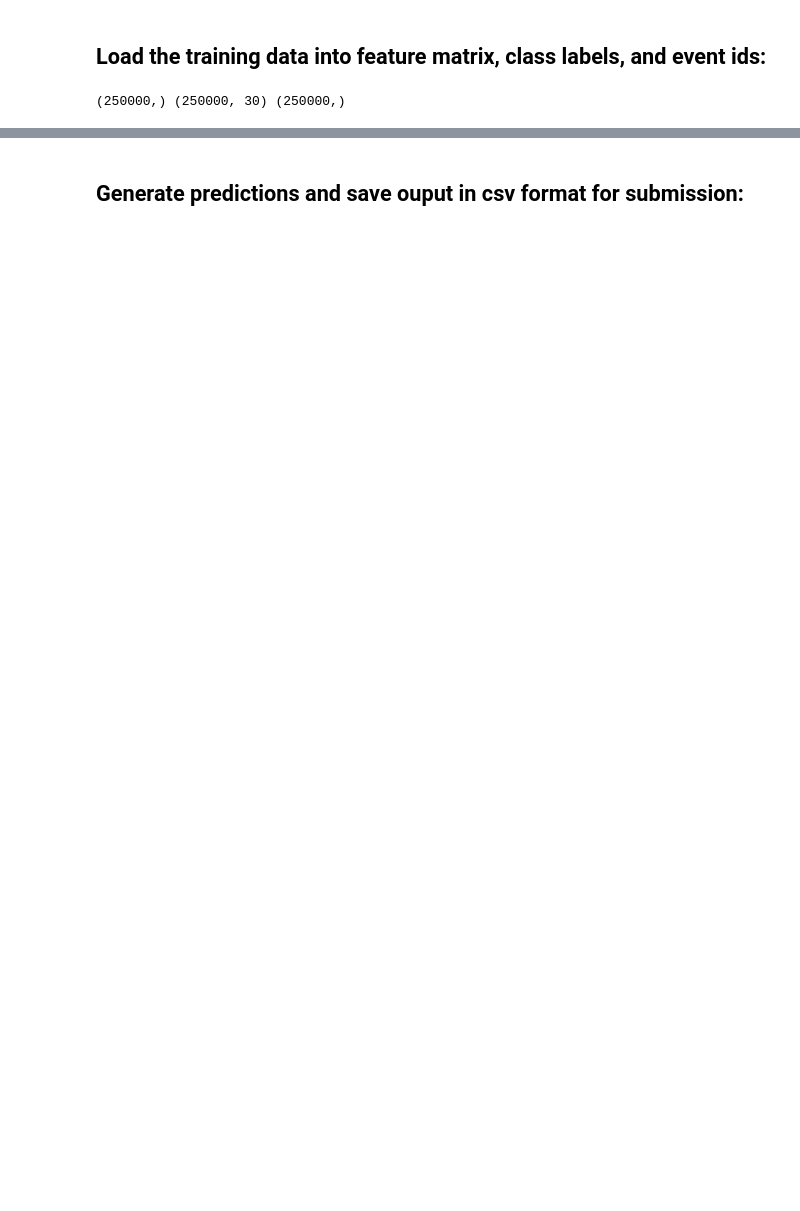
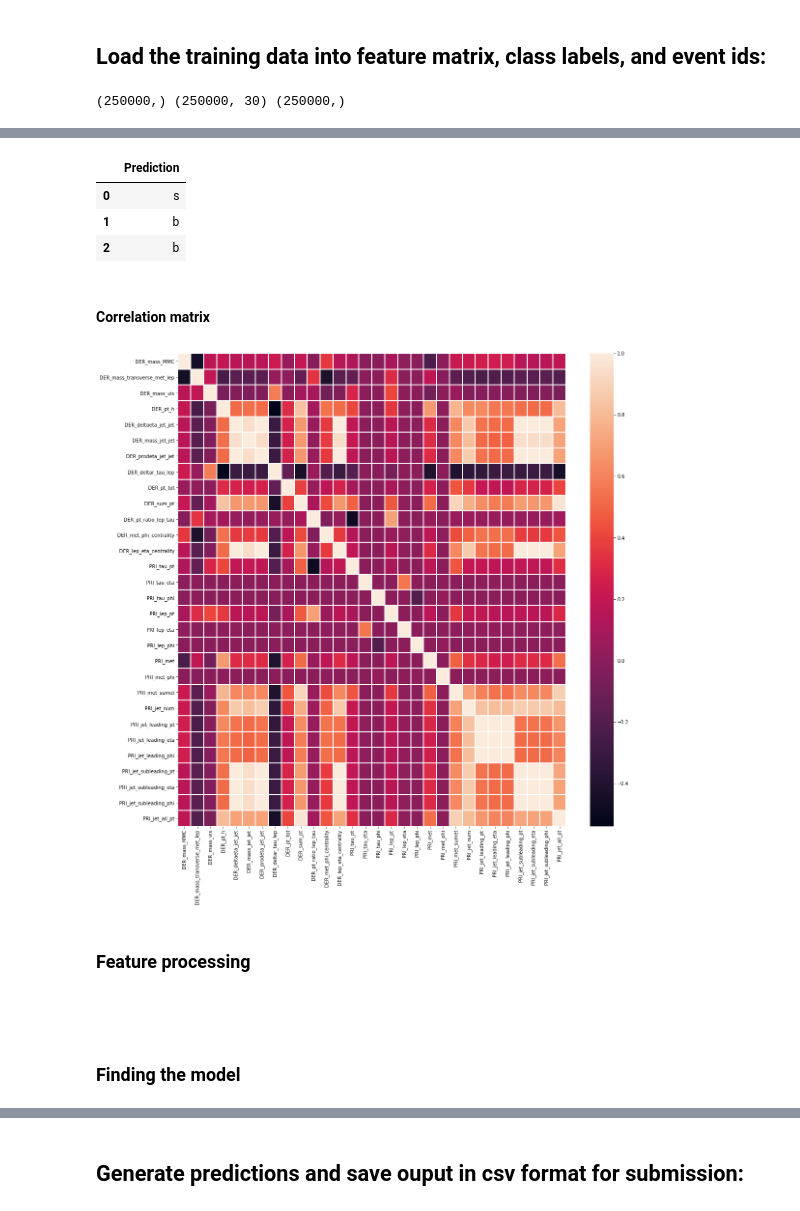
Before and after one commit to MarijaLaz/Higgs-Boson-Challenge, a Jupyter notebook: project1/scripts/project1.ipynb, the cells around one changed output, grey strips where cells are left out. Drawn from its saved outputs; the diff is of its cells as text; code cells hidden in the pictures; blank space fills up the shorter version.

```diff
--- a/project1/scripts/project1.ipynb
+++ b/project1/scripts/project1.ipynb
@@ -23,0 +34,4 @@ print(y.shape, tX.shape, ids.shape)
+# %%
+df = pd.read_csv(DATA_TRAIN_PATH)
+tx_train = df.drop(['Id','Prediction'],axis=1)
+y_train = df.iloc[:,1:2]
@@ -23,0 +46,18 @@ print(y.shape, tX.shape, ids.shape)
+# %%
+y_train.head(3)
+# %% [output]
+|  | Prediction |
+| 0 | s |
+| 1 | b |
+| 2 | b |
+# %% [markdown]
+#### Correlation matrix
+# %%
+corr_matrix = tx_train.corr()
+# %%
+plt.figure(figsize = (18,18))
+ax = sns.heatmap(corr_matrix,linewidths=1, linecolor='white')
+# %% [output]
+[figure, added]
+# %% [markdown]
+### Feature  processing
@@ -23,0 +66,4 @@ print(y.shape, tX.shape, ids.shape)
+# %% [markdown]
+###
+# %% [markdown]
+### Finding the model
```
Also changed, not shown: parts of 9 cells of this notebook, 2 other files.
